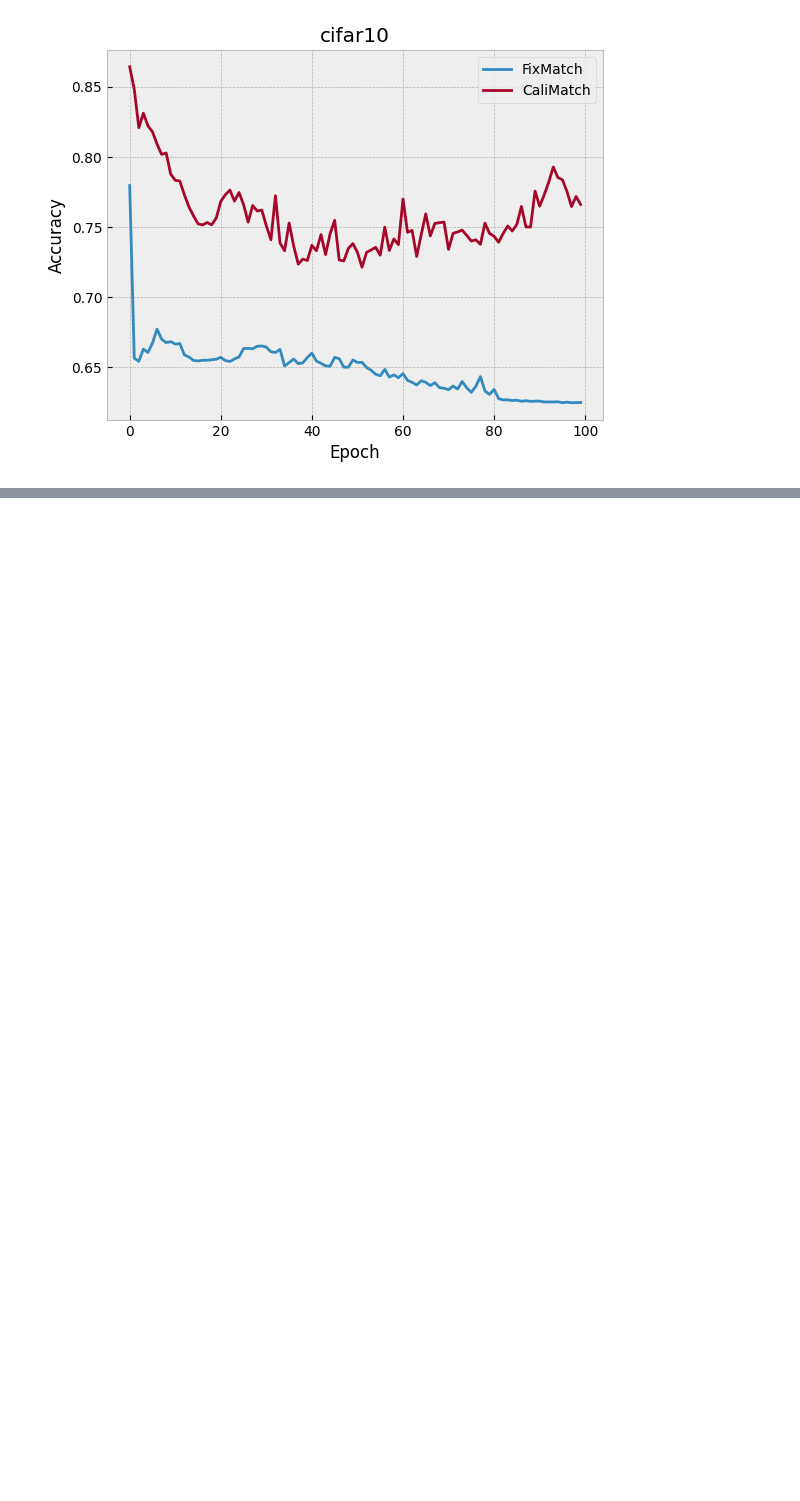
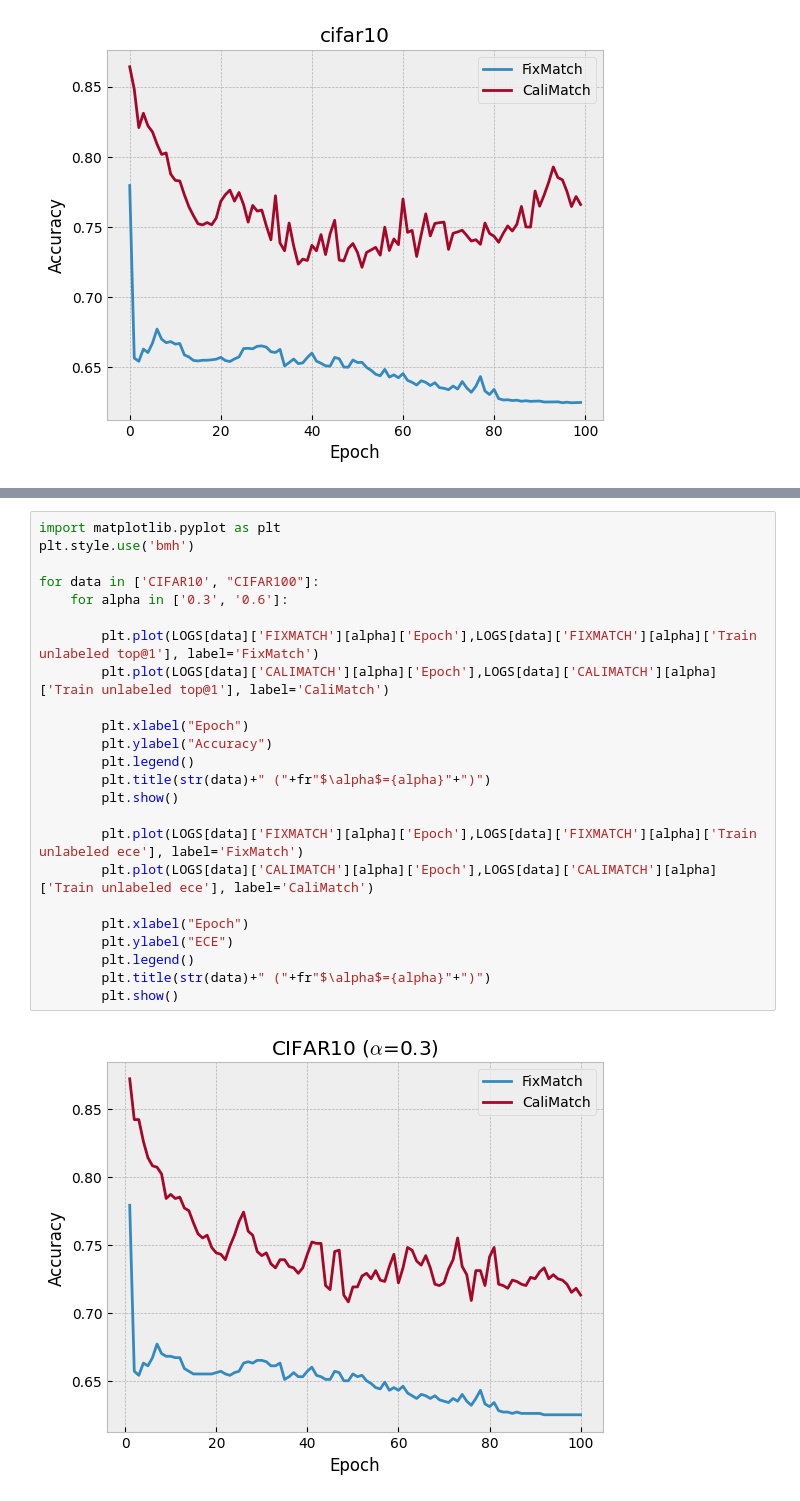
Before and after one commit to bogus215/SafeSSL-Calibration, a Jupyter notebook: jupyters/figure.ipynb, the cells around one changed output, grey strips where cells are left out. Drawn from its saved outputs; the diff is of its cells as text; blank space fills up the shorter version.

Commit message:
CaliMATCHPlus Update

```diff
--- a/jupyters/figure.ipynb
+++ b/jupyters/figure.ipynb
@@ -133,0 +175,26 @@ plt.show()
+# %%
+import matplotlib.pyplot as plt
+plt.style.use('bmh')
+
+for data in ['CIFAR10', "CIFAR100"]:
+    for alpha in ['0.3', '0.6']:
+
+        plt.plot(LOGS[data]['FIXMATCH'][alpha]['Epoch'],LOGS[data]['FIXMATCH'][alpha]['Train unlabeled top@1'], label='FixMatch')
+        plt.plot(LOGS[data]['CALIMATCH'][alpha]['Epoch'],LOGS[data]['CALIMATCH'][alpha]['Train unlabeled top@1'], label='CaliMatch')
+
+        plt.xlabel("Epoch")
+        plt.ylabel("Accuracy")
+        plt.legend()
+        plt.title(str(data)+" ("+fr"$\alpha$={alpha}"+")")
+        plt.show()
+
+        plt.plot(LOGS[data]['FIXMATCH'][alpha]['Epoch'],LOGS[data]['FIXMATCH'][alpha]['Train unlabeled ece'], label='FixMatch')
+        plt.plot(LOGS[data]['CALIMATCH'][alpha]['Epoch'],LOGS[data]['CALIMATCH'][alpha]['Train unlabeled ece'], label='CaliMatch')
+
+        plt.xlabel("Epoch")
+        plt.ylabel("ECE")
+        plt.legend()
+        plt.title(str(data)+" ("+fr"$\alpha$={alpha}"+")")
+        plt.show()
+# %% [output]
+[figure, added]
```
Also changed, not shown: parts of 4 cells of this notebook, 1 other file.
